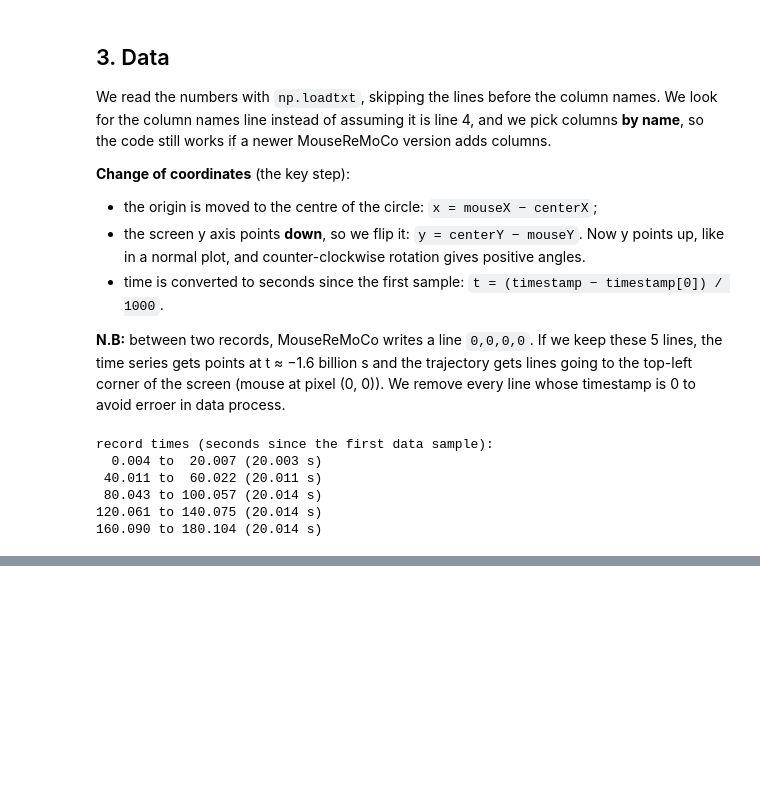
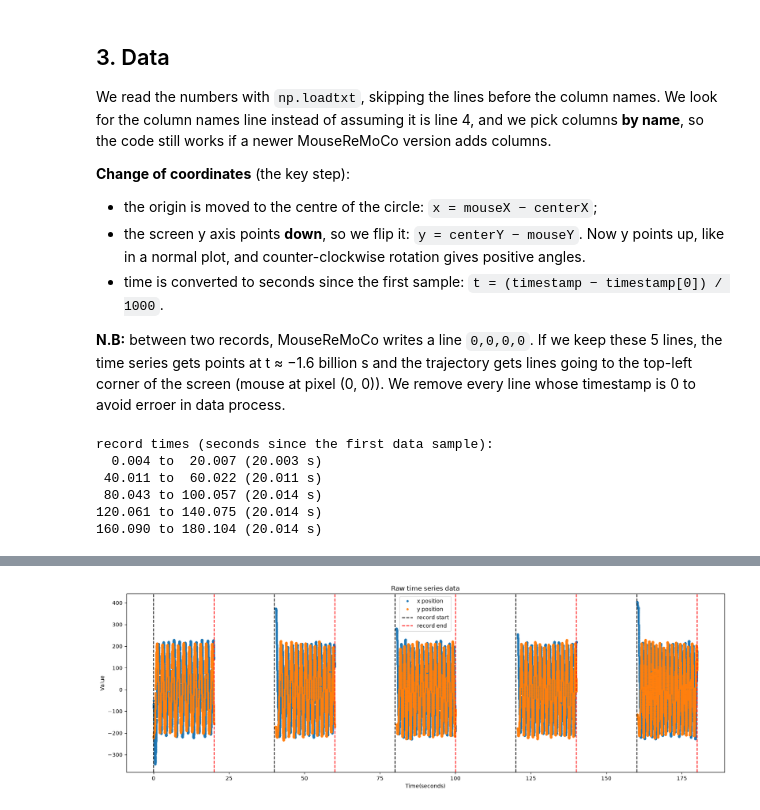
Before and after one commit to ValentinBAL-student/Circular-task, a Jupyter notebook: circular-task-notebook.ipynb, the cells around one changed output, grey strips where cells are left out. Drawn from its saved outputs; the diff is of its cells as text; code cells hidden in the pictures; blank space fills up the shorter version.

Commit message:
Add raw data time-series plot
Adds a notebook section and plotting helper for visualizing x/y samples over time, including record start and end markers.

```diff
--- a/circular-task-notebook.ipynb
+++ b/circular-task-notebook.ipynb
@@ -172,0 +178,20 @@ record times (seconds since the first data sample):
+# %%
+def plot_raw_timeseries(t, x, y, record_times, t0):
+    fig, ax = plt.subplots(figsize=(20, 6))#def the figure size
+    ax.plot(t, x, ".", label="x position")# plot the x(mouse) position by time
+    ax.plot(t, y, ".", label="y position")# plot the y(mouse) position by time + name
+
+    # we set a line for each record start and end, with a different color and a label for the first one
+    for i, (start, end) in enumerate(record_times):
+        ax.axvline((start - t0) / 1000, color="k", linestyle="--", label="record start" if i == 0 else None) #at start time(DoRecord in data file) add a vertical line
+        ax.axvline((end - t0) / 1000, color="r", linestyle="--", label="record end" if i == 0 else None) #at start time(DoRecord in data file) add a vertical line
+     # set the labels and title of the plot
+    ax.set_xlabel("Time(seconds)")
+    ax.set_ylabel("Value")
+    ax.set_title("Raw time series data")
+    ax.legend()
+    plt.show()
+
+plot_raw_timeseries(t, x, y, record_times, t0)
+# %% [output]
+[figure, added]
```
Also changed, not shown: parts of 1 cell of this notebook.
